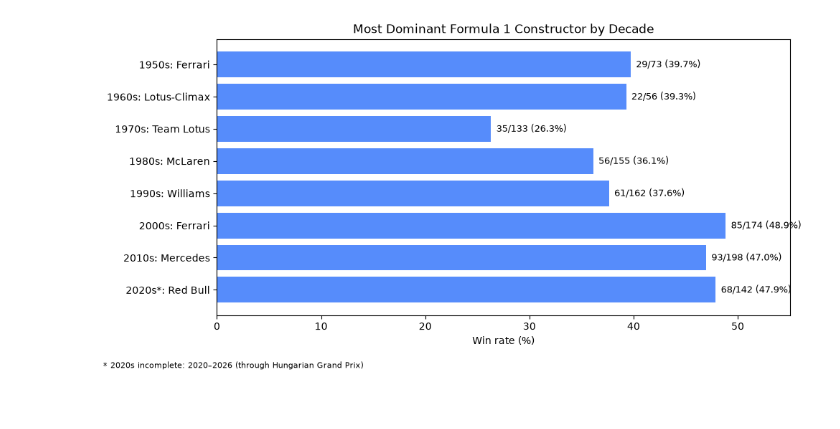
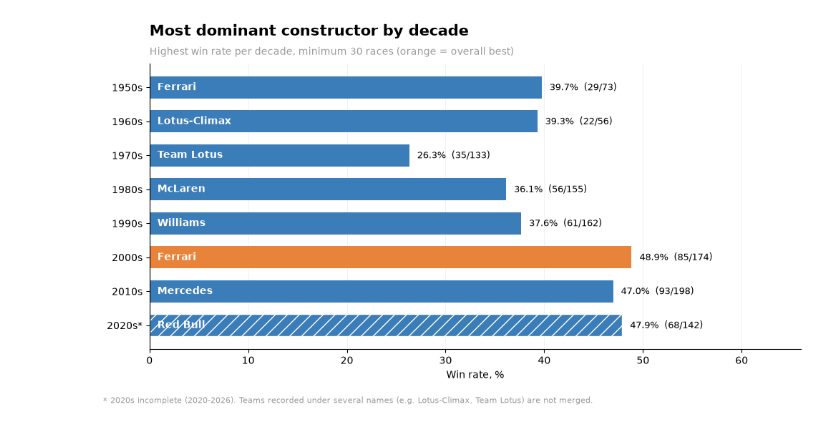
Before and after one commit to luvurgrace/f1-sql-analysis, a Jupyter notebook: notebooks/analysis.ipynb, the cells around one changed output. Saved outputs shown, nothing was run; the diff lists cells and outputs as text; code cells hidden in the pictures.

```diff
--- a/notebooks/analysis.ipynb
+++ b/notebooks/analysis.ipynb
@@ -66,64 +67,13 @@ plt.show()
 # %%
-import pandas as pd
-import matplotlib.pyplot as plt
-
-df = pd.read_csv("../results/q2_constructor_dominance.csv")
-
-top1 = df[df["rank_in_decade"] == 1].copy()
-
-star = top1["decade"].apply(lambda d: "*" if d == 2020 else "")
-
-top1["label"] = (
-    top1["decade"].astype(str)
-    + "s"
-    + star
-    + ": "
-    + top1["constructor_name"]
+leader_chart(
+    "../results/q2_constructor_dominance.csv",
+    name_col="constructor_name", count_col="races",
+    subtitle=("Most dominant constructor by decade",
+              "Highest win rate per decade, minimum 30 races (orange = overall best)"),
+    footnote="* 2020s incomplete (2020-2026). Teams recorded under several names "
+             "(e.g. Lotus-Climax, Team Lotus) are not merged.",
+    outfile="../charts/q2_constructor_dominance.png",
 )
-
-fig, ax = plt.subplots(figsize=(10, 5))
-
-bars = ax.barh(
-    top1["label"],
-    top1["win_rate_pct"]
-)
-
-ax.invert_yaxis()
-
-for bar, wins, races in zip(
-    bars,
-    top1["wins"],
-    top1["races"]
-):
-    ax.text(
-        bar.get_width() + 0.5,
-        bar.get_y() + bar.get_height() / 2,
-        f"{wins}/{races} ({bar.get_width():.1f}%)",
-        va="center",
-        fontsize=9
-    )
-
-ax.set_xlim(0, 55)
-
-ax.set_xlabel("Win rate (%)")
-ax.set_title("Most Dominant Formula 1 Constructor by Decade")
-
-fig.text(
-    0.01,
-    0.01,
-    "* 2020s incomplete: 2020–2026 (through Hungarian Grand Prix)",
-    fontsize=8
-)
-
-plt.tight_layout(rect=[0, 0.04, 1, 1])
-
-plt.savefig(
-    "../charts/q2_constructor_dominance.png",
-    dpi=150,
-    bbox_inches="tight"
-)
-
-plt.show()
 # %% [output]
-[figure, old version]
+[figure, new version]
 # %%
```
Also changed, not shown: parts of 5 cells of this notebook, 8 other files.
